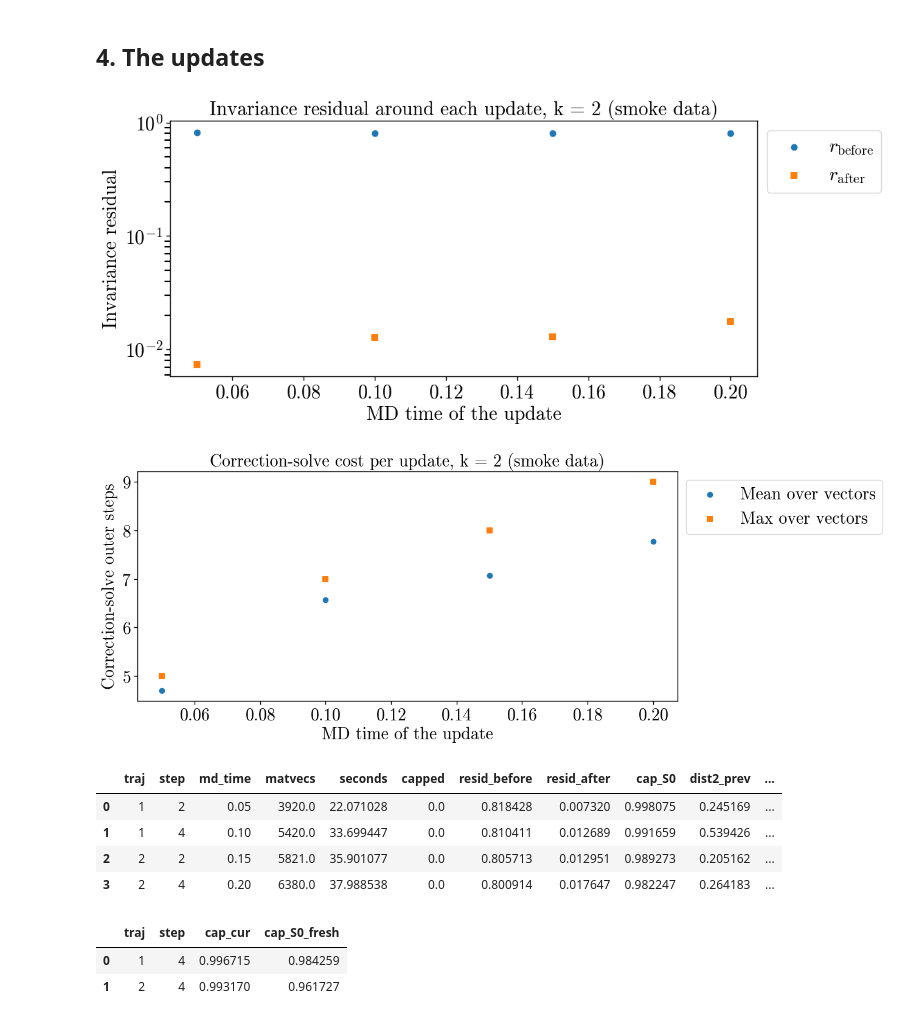
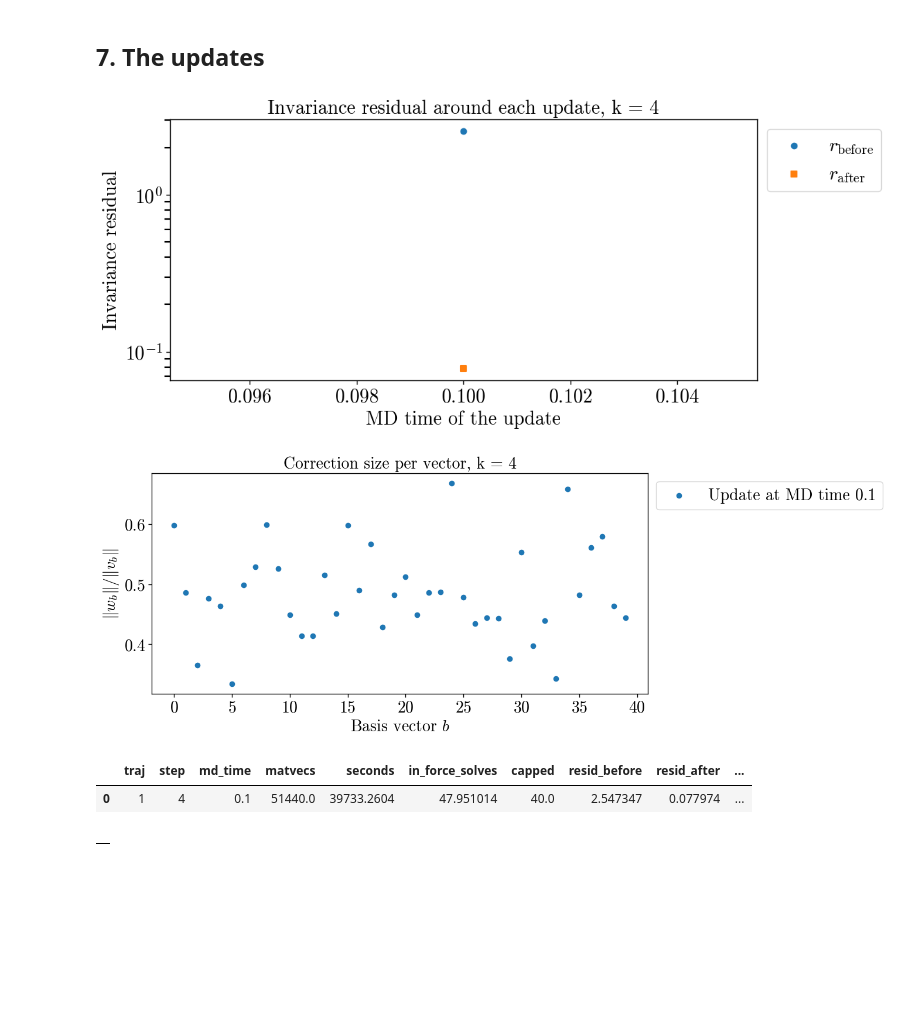
Before and after one commit to poare/lqcd, a Jupyter notebook: multigrid/python_scripts/MG-HMC.ipynb, the cells around one changed output. Saved outputs shown, nothing was run; the diff lists cells and outputs as text; code cells hidden in the pictures; blank space fills up the shorter version.

```diff
--- a/multigrid/python_scripts/MG-HMC.ipynb
+++ b/multigrid/python_scripts/MG-HMC.ipynb
@@ -213,0 +442,23 @@ pd.concat({label: r["steps"][["global", "md_time", "dU", "dU_last", "iters", "ma
+# %%
+for i, (label, r) in enumerate(runs.items()):
+    c = r["coarse"]
+    display(c)
+
+    f = c[c["kind"] == "step"].merge(r["steps"][["global", "md_time", "matvecs", "seconds", "t_coarse"]], on="global")
+    f["rho"] = f["t_coarse"] / f["steps_total"] / t_fine
+    f["equiv_matvecs"] = f["matvecs"] + f["rho"] * f["steps_total"]
+    print(f"{label}: rho median {f['rho'].median():.2f}; force solve in fine-matvec equivalents, "
+          f"mean {f['equiv_matvecs'].mean():.0f} against the baseline's {gcr['steps']['matvecs'].mean():.0f}")
+    display(f[["global", "md_time", "solves", "capped", "steps_mean", "steps_total", "rho", "matvecs", "equiv_matvecs"]])
+
+    fig, ax = pt.add_subplots()
+    ax = ax[0]
+    lab = [r"MD time", r"Coarse GCR steps per coarse solve"]
+    pt.scatter_1d(f["md_time"], f["steps_mean"], ax=ax, col=pt.pal[0], mkr='o', fn_label="Force solve, mean", ax_label=lab)
+    pt.scatter_1d(f["md_time"], f["steps_max"], ax=ax, col=pt.pal[1], mkr='s', fn_label="Force solve, max", ax_label=lab)
+    u = c[c["kind"] == "update"].copy()
+    u["md_time"] = u["global"] * r["dtau"]
+    pt.scatter_1d(u["md_time"], u["steps_mean"], ax=ax, col=pt.pal[2], mkr='^', fn_label="Update, mean", ax_label=lab)
+    pt.add_title(ax, f"Coarse-solve length, {label}")
+    ax.legend(**LEGEND)
+    plt.show()
@@ -214,41 +546,39 @@ pd.concat({label: r["steps"][["global", "md_time", "dU", "dU_last", "iters", "ma
 # %% [markdown]
-## 4. The updates
+## 7. The updates
 # %%
 for label, r in runs.items():
+    if len(r["updates"]) == 0:
+        continue
     u = r["updates"].copy()
     u["iters_mean"] = u["iters"].apply(np.mean)
     u["iters_max"] = u["iters"].apply(np.max)
     u["wratio_mean"] = u["wratio"].apply(np.mean)
+    u["in_force_solves"] = u["seconds"] / r["steps"]["seconds"].mean()
 
     fig, ax = pt.add_subplots()
     ax = ax[0]
     lab = [r"MD time of the update", r"Invariance residual"]
     pt.scatter_1d(u["md_time"], u["resid_before"], ax=ax, col=pt.pal[0], mkr='o', fn_label=r"$r_{\rm before}$", ax_label=lab, logy=True)
     pt.scatter_1d(u["md_time"], u["resid_after"], ax=ax, col=pt.pal[1], mkr='s', fn_label=r"$r_{\rm after}$", ax_label=lab, logy=True)
-    pt.add_title(ax, f"Invariance residual around each update, {label} (smoke data)")
+    pt.add_title(ax, f"Invariance residual around each update, {label}")
     ax.legend(**LEGEND)
     plt.show()
 
     fig, ax = pt.add_subplots()
     ax = ax[0]
-    pt.scatter_1d(u["md_time"], u["iters_mean"], ax=ax, col=pt.pal[0], mkr='o', fn_label="Mean over vectors",
-                  ax_label=[r"MD time of the update", r"Correction-solve outer steps"])
-    pt.scatter_1d(u["md_time"], u["iters_max"], ax=ax, col=pt.pal[1], mkr='s', fn_label="Max over vectors",
-                  ax_label=[r"MD time of the update", r"Correction-solve outer steps"])
-    pt.add_title(ax, f"Correction-solve cost per update, {label} (smoke data)")
+    pt.scatter_1d(np.arange(len(u["wratio"].iloc[0])), u["wratio"].iloc[0], ax=ax, col=pt.pal[0], mkr='o',
+                  fn_label=f"Update at MD time {u['md_time'].iloc[0]:g}",
+                  ax_label=[r"Basis vector $b$", r"$\|w_b\| / \|v_b\|$"])
+    pt.add_title(ax, f"Correction size per vector, {label}")
     ax.legend(**LEGEND)
     plt.show()
 
-    display(u[["traj", "step", "md_time", "matvecs", "seconds", "capped", "resid_before", "resid_after", "cap_S0", "dist2_prev", "gram_cond", "iters_mean", "wratio_mean"]])
+    display(u[["traj", "step", "md_time", "matvecs", "seconds", "in_force_solves", "capped", "resid_before", "resid_after",
+               "cap_S0", "dist2_prev", "gram_cond", "iters_mean", "iters_max", "wratio_mean"]])
     display(r["fresh"])
 # %% [output]
-[figure, old version]
+[figure, new version]
-[figure, old version]
+[figure, new version]
-|  | traj | step | md_time | matvecs | seconds | capped | resid_before | resid_after | cap_S0 | dist2_prev | ... |
-| 0 | 1 | 2 | 0.05 | 3920.0 | 22.071028 | 0.0 | 0.818428 | 0.007320 | 0.998075 | 0.245169 | ... |
-| 1 | 1 | 4 | 0.10 | 5420.0 | 33.699447 | 0.0 | 0.810411 | 0.012689 | 0.991659 | 0.539426 | ... |
-| 2 | 2 | 2 | 0.15 | 5821.0 | 35.901077 | 0.0 | 0.805713 | 0.012951 | 0.989273 | 0.205162 | ... |
-| 3 | 2 | 4 | 0.20 | 6380.0 | 37.988538 | 0.0 | 0.800914 | 0.017647 | 0.982247 | 0.264183 | ... |
+|  | traj | step | md_time | matvecs | seconds | in_force_solves | capped | resid_before | resid_after | ... |
+| 0 | 1 | 4 | 0.1 | 51440.0 | 39733.2604 | 47.951014 | 40.0 | 2.547347 | 0.077974 | ... |
-|  | traj | step | cap_cur | cap_S0_fresh |
-| 0 | 1 | 4 | 0.996715 | 0.984259 |
-| 1 | 2 | 4 | 0.993170 | 0.961727 |
+|  |
```
Also changed, not shown: parts of 18 cells of this notebook.
